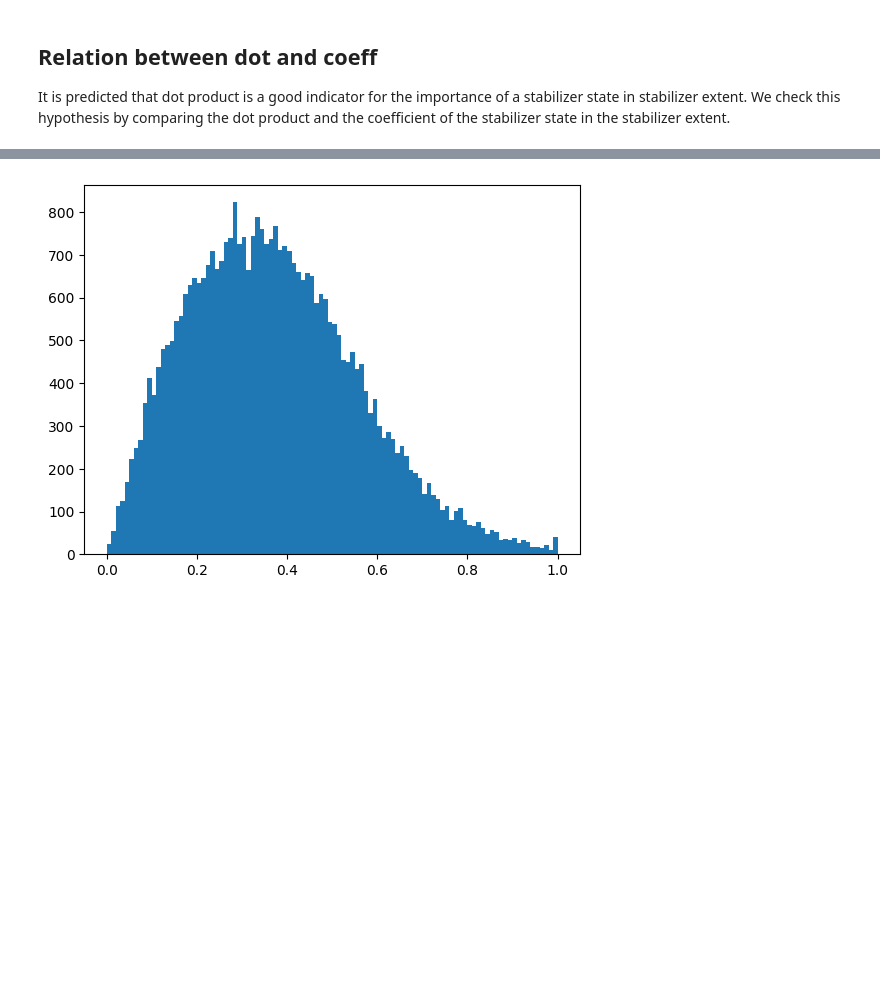
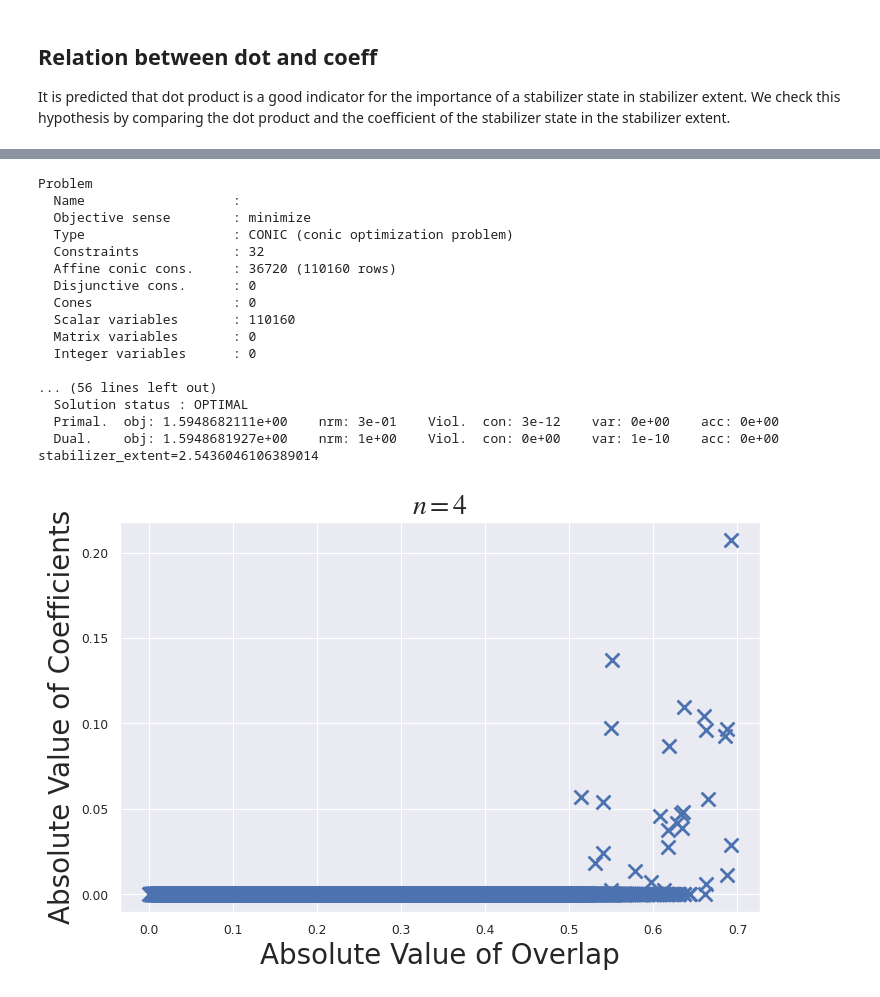
Before and after one commit to quantum-programming/stabilizer_extent, a Jupyter notebook: notebooks/check_SOCP_and_dot_vs_coeff.ipynb, the cells around one changed output, grey strips where cells are left out. Saved outputs shown, nothing was run; the diff lists cells and outputs as text; code cells hidden in the pictures; blank space fills up the shorter version.

```diff
--- a/notebooks/check_SOCP_and_dot_vs_coeff.ipynb
+++ b/notebooks/check_SOCP_and_dot_vs_coeff.ipynb
@@ -107,5 +77,60 @@ x=array([ 3.00569870e-14+2.84093499e-14j,  2.60256363e-13+1.73307520e-13j,
-# %%
-plt.hist(np.abs(y @ Amat), bins=100)
-plt.show()
-# %% [output]
-[figure, removed]
+# %%
+import matplotlib.pyplot as plt
+import seaborn as sns
+
+sns.set_theme("paper")
+rc = {"mathtext.fontset": "stix"}
+plt.rcParams.update(rc)
+
+
+def visualize_multiple_Amat(n: int, seed: int):
+    plt.figure(figsize=(8, 5))
+    n = 4
+    psi = make_random_quantum_state("pure", n, seed=seed)
+    Amat = get_Amat_sparse(n)
+    stabilizer_extent, x, y = calculate_extent_actual(n, psi, "mosek", True)
+    dots = psi.conj() @ Amat
+    print(f"{stabilizer_extent=}")
+    sns.scatterplot(
+        x=np.abs(dots),
+        y=np.abs(x),
+        marker="x",
+        s=100,  # marker size
+        linewidth=2,  # marker edge width
+    )
+    plt.title(f"$n = {n}$", fontsize=20)
+    plt.xlabel("Absolute Value of Overlap", fontsize=20)
+    plt.ylabel("Absolute Value of Coefficients", fontsize=20)
+    plt.subplots_adjust(bottom=0.15, left=0.15, right=0.95, top=0.93)
+    # plt.savefig(
+    #     f"dot_and_coeff_{n_qubit}.png",
+    #     dpi=500,
+    #     # bbox_inches="tight",
+    # )
+    # plt.close()
+    plt.show()
+
+    plt.hist(np.abs(dots), bins=100)
+    plt.show()
+
+
+visualize_multiple_Amat(4, 0)
+# %% [output]
+Problem
+  Name                   :
+  Objective sense        : minimize
+  Type                   : CONIC (conic optimization problem)
+  Constraints            : 32
+  Affine conic cons.     : 36720 (110160 rows)
+  Disjunctive cons.      : 0
+  Cones                  : 0
+  Scalar variables       : 110160
+  Matrix variables       : 0
+  Integer variables      : 0
+
+... (56 lines left out)
+  Solution status : OPTIMAL
+  Primal.  obj: 1.5948682111e+00    nrm: 3e-01    Viol.  con: 3e-12    var: 0e+00    acc: 0e+00
+  Dual.    obj: 1.5948681927e+00    nrm: 1e+00    Viol.  con: 0e+00    var: 1e-10    acc: 0e+00
+stabilizer_extent=2.5436046106389014
+[figure, added]
```
Also changed, not shown: parts of 3 cells of this notebook, 7 other files.
